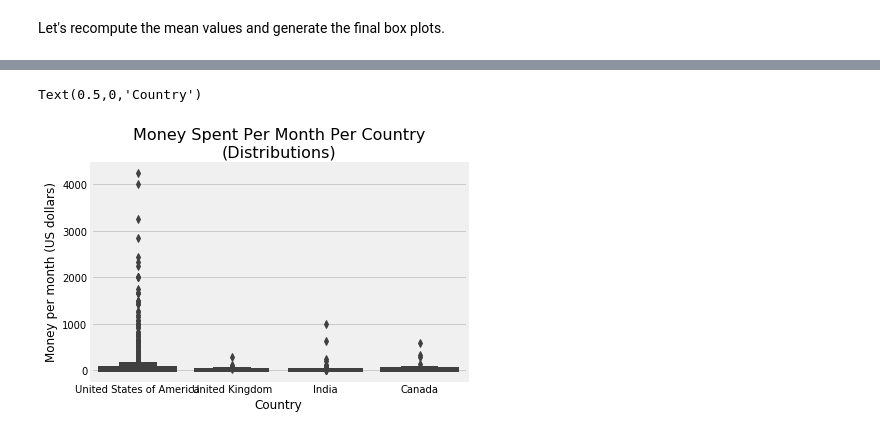
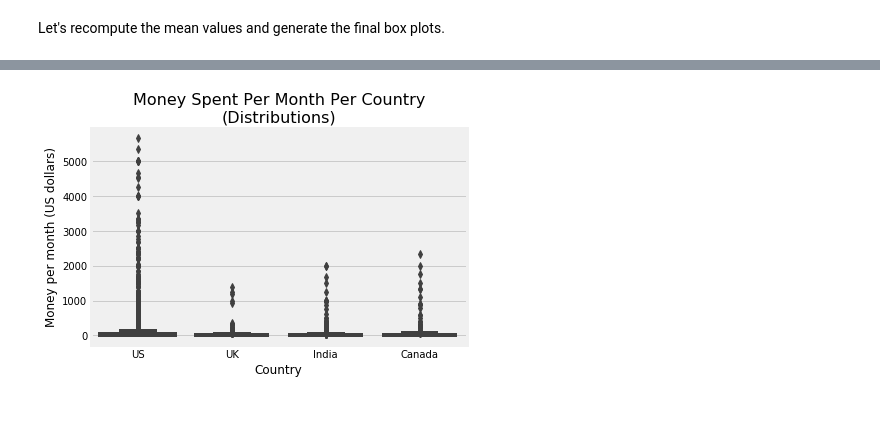
Before and after one commit to mircealex/DQ_Style_Guide, a Jupyter notebook: Example_project_DQ.ipynb, the cells around one changed output, grey strips where cells are left out. Cells and saved outputs as stored; diff of their text form; code cells hidden in the pictures.

```diff
--- a/Example_project_DQ.ipynb
+++ b/Example_project_DQ.ipynb
@@ -312,4 +323,4 @@ It seems that neither participant attended a bootcamp. Overall, it's really hard
 # %%
-# Remove the two outliers for India
-only_4 = only_4.drop([1728,1755]) # using the row labels from above
+# Remove the outliers for India
+only_4 = only_4.drop(india_outliers.index) # using the row labels
 # %% [markdown]
@@ -327,0 +357,19 @@ Both persons attended bootcamps, but it seems that they had been programming for
+# %%
+# Remove the respondents who didn't attendent a bootcamp
+no_bootcamp = only_4[
+    (only_4['CountryLive'] == 'United States of America') &
+    (only_4['money_per_month'] >= 6000) &
+    (only_4['AttendedBootcamp'] == 0)
+]
+
+only_4 = only_4.drop(no_bootcamp.index)
+
+
+# Remove the respondents that had been programming for less than 3 months
+less_than_3_months = only_4[
+    (only_4['CountryLive'] == 'United States of America') &
+    (only_4['money_per_month'] >= 6000) &
+    (only_4['MonthsProgramming'] <= 3)
+]
+
+only_4 = only_4.drop(less_than_3_months.index)
@@ -327,0 +378,7 @@ Both persons attended bootcamps, but it seems that they had been programming for
+# %%
+# Examine the extreme outliers for Canada
+canada_outliers = only_4[
+    (only_4['CountryLive'] == 'Canada') &
+    (only_4['money_per_month'] > 4500)]
+
+canada_outliers
@@ -328,6 +390,6 @@ Both persons attended bootcamps, but it seems that they had been programming for
 # %%
-# Remove the extreme outliers for the US
-only_4 = only_4.drop([718,1222]) # using the row labels from above
+# Remove the extreme outliers for Canada
+only_4 = only_4.drop(canada_outliers.index)
 # %% [markdown]
 Let's recompute the mean values and generate the final box plots.
 # %%
@@ -343,11 +405,12 @@ Name: money_per_month, dtype: float64
 # %%
 # Visualize the distributions again
 sns.boxplot(y = 'money_per_month', x = 'CountryLive',
             data = only_4)
 plt.title('Money Spent Per Month Per Country\n(Distributions)',
           fontsize = 16)
 plt.ylabel('Money per month (US dollars)')
 plt.xlabel('Country')
+plt.xticks(range(4), ['US', 'UK', 'India', 'Canada']) # avoids tick labels overlap
+plt.show()
 # %% [output]
-Text(0.5,0,'Country')
-[figure, old version]
+[figure, new version]
```
Also changed, not shown: parts of 35 cells of this notebook.
